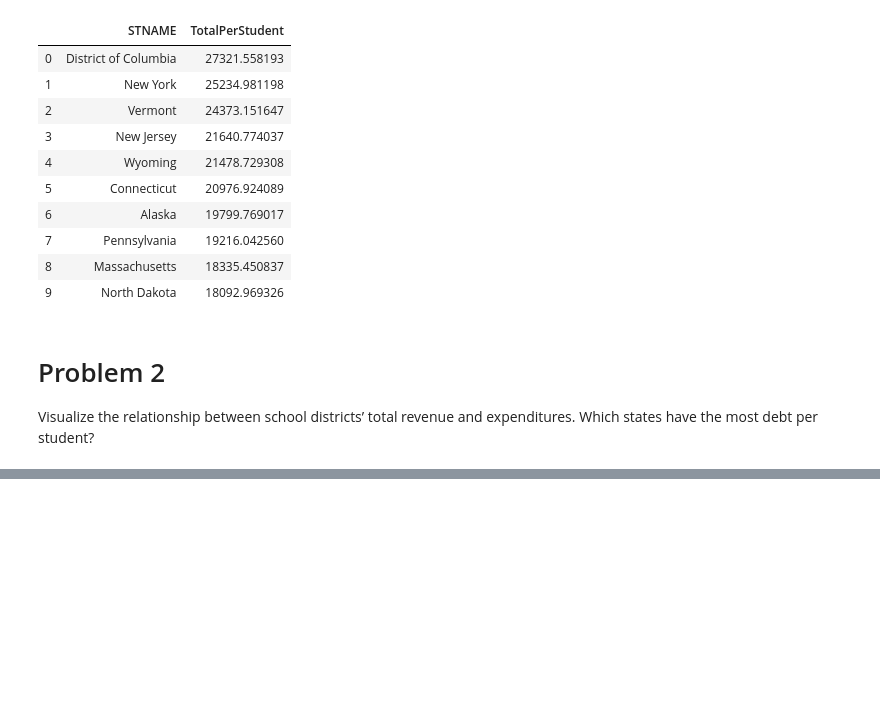
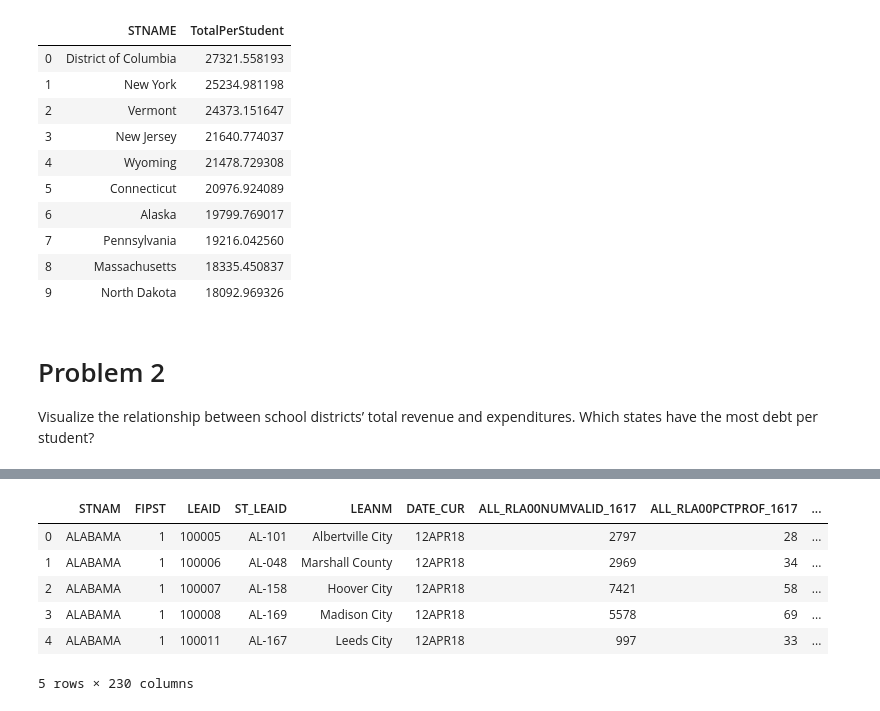
Before and after one commit to sarthakkothari/DS5500, a Jupyter notebook: HW3/HW3.ipynb, the cells around one changed output, grey strips where cells are left out. Drawn from its saved outputs; the diff is of its cells as text; code cells hidden in the pictures; blank space fills up the shorter version.

```diff
--- a/HW3/HW3.ipynb
+++ b/HW3/HW3.ipynb
@@ -105,0 +114,11 @@ Top 10 states with most debt spending per students are
+# %%
+language_df = pd.read_csv('../data2/rla-achievement-lea-sy2016-17.csv')
+language_df.head()
+# %% [output]
+|  | STNAM | FIPST | LEAID | ST_LEAID | LEANM | DATE_CUR | ALL_RLA00NUMVALID_1617 | ALL_RLA00PCTPROF_1617 | ... |
+| 0 | ALABAMA | 1 | 100005 | AL-101 | Albertville City | 12APR18 | 2797 | 28 | ... |
+| 1 | ALABAMA | 1 | 100006 | AL-048 | Marshall County | 12APR18 | 2969 | 34 | ... |
+| 2 | ALABAMA | 1 | 100007 | AL-158 | Hoover City | 12APR18 | 7421 | 58 | ... |
+| 3 | ALABAMA | 1 | 100008 | AL-169 | Madison City | 12APR18 | 5578 | 69 | ... |
+| 4 | ALABAMA | 1 | 100011 | AL-167 | Leeds City | 12APR18 | 997 | 33 | ... |
+5 rows × 230 columns
```
Also changed, not shown: parts of 5 cells of this notebook.
